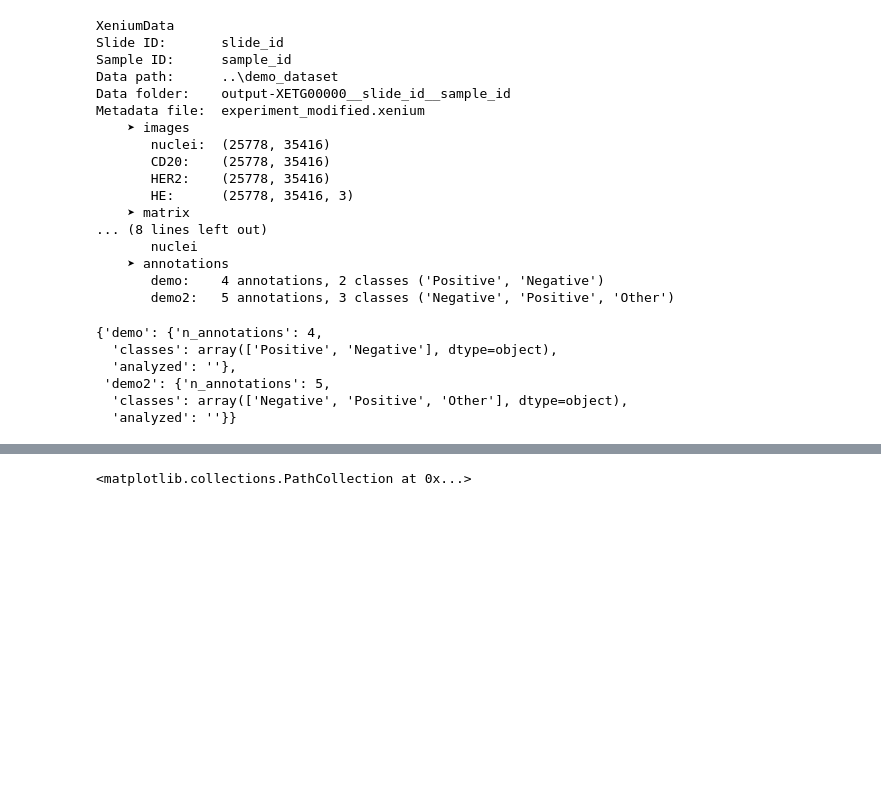
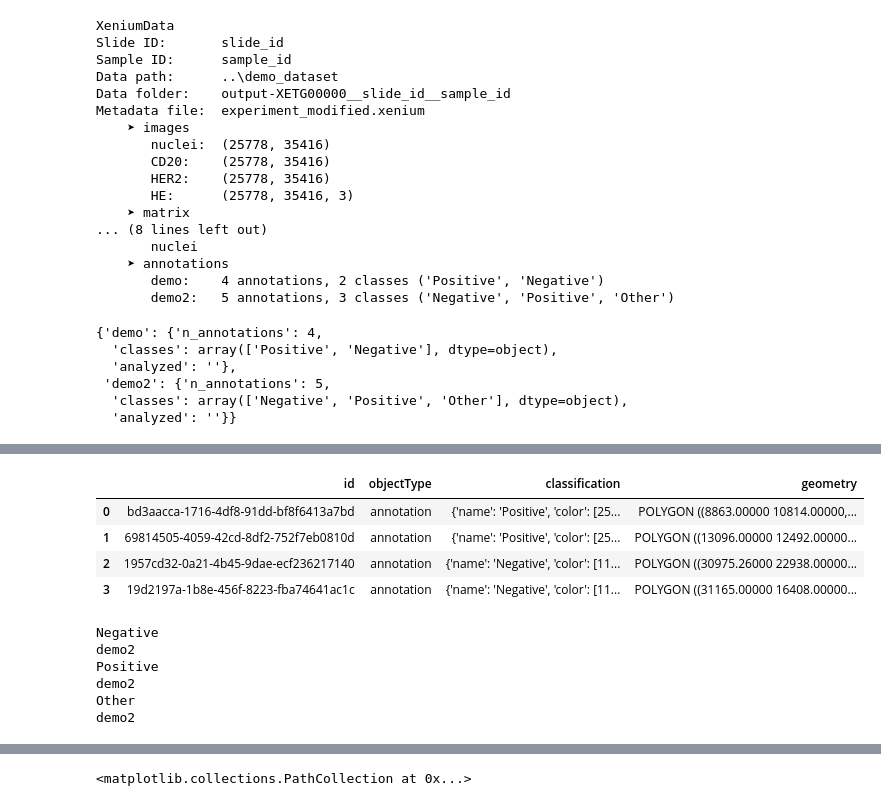
Before and after one commit to b-lemke98/InSituPy-1, a Jupyter notebook: notebooks/dev/04_InSituPy_demo_annotations_widget_tests.ipynb, the cells around one changed output, grey strips where cells are left out. Cells and saved outputs as stored; diff of their text form; code cells hidden in the pictures; blank space fills up the shorter version.

```diff
--- a/notebooks/dev/04_InSituPy_demo_annotations_widget_tests.ipynb
+++ b/notebooks/dev/04_InSituPy_demo_annotations_widget_tests.ipynb
@@ -149,3 +170,23 @@ df = xd.annotations.demo
+# %%
+file = r"C:\Users\ge37voy\Github\InSituPy\notebooks\demo_annotations\annotation-slide_id__sample_id__demo.geojson"
+df = geopandas.read_file(file)
+# %%
+df.set_crs(4326)
+# %% [output]
+|  | id | objectType | classification | geometry |
+| 0 | bd3aacca-1716-4df8-91dd-bf8f6413a7bd | annotation | {'name': 'Positive', 'color': [25... | POLYGON ((8863.00000 10814.00000,... |
+| 1 | 69814505-4059-42cd-8df2-752f7eb0810d | annotation | {'name': 'Positive', 'color': [25... | POLYGON ((13096.00000 12492.00000... |
+| 2 | 1957cd32-0a21-4b45-9dae-ecf236217140 | annotation | {'name': 'Negative', 'color': [11... | POLYGON ((30975.26000 22938.00000... |
+| 3 | 19d2197a-1b8e-456f-8223-fba74641ac1c | annotation | {'name': 'Negative', 'color': [11... | POLYGON ((31165.00000 16408.00000... |
+# %%
+xd.store_annotations()
+# %% [output]
+Negative
+demo2
+Positive
+demo2
+Other
+demo2
 # %%
 xd.annotations.demo2
 # %% [output]
```
Also changed, not shown: parts of 17 cells of this notebook, 1 other file.
